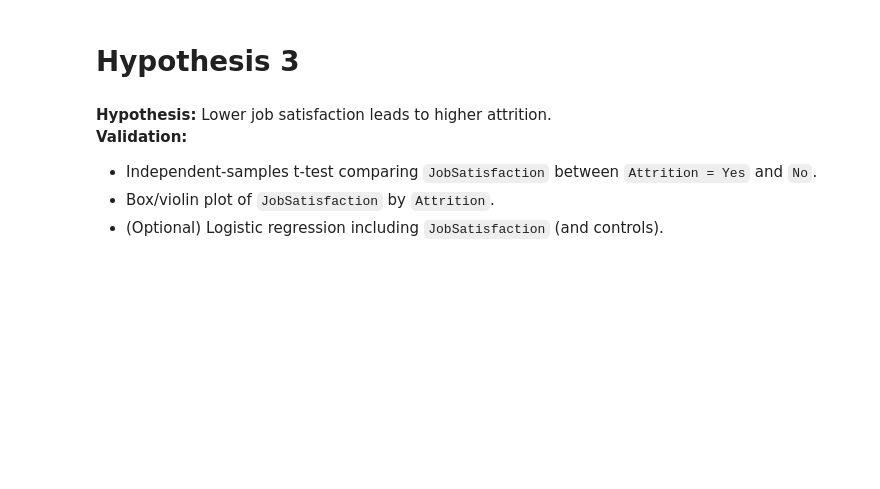
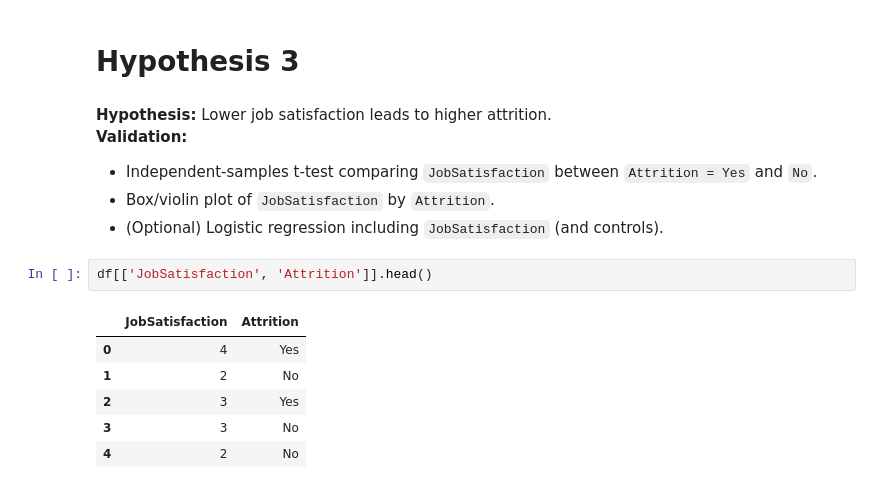
Before and after one commit to RanaAlaaTahon/employee-turnover-prediction, a Jupyter notebook: jupyter_notebooks/Data_Visualisation_Mike.ipynb, the cells around one changed output. Drawn from its saved outputs; the diff is of its cells as text; blank space fills up the shorter version.

```diff
--- a/jupyter_notebooks/Data_Visualisation_Mike.ipynb
+++ b/jupyter_notebooks/Data_Visualisation_Mike.ipynb
@@ -203,3 +205,12 @@ attrition_rates
 - Independent-samples t-test comparing `JobSatisfaction` between `Attrition = Yes` and `No`.
 - Box/violin plot of `JobSatisfaction` by `Attrition`.
 - (Optional) Logistic regression including `JobSatisfaction` (and controls).
+# %%
+df[['JobSatisfaction', 'Attrition']].head()
+# %% [output]
+|  | JobSatisfaction | Attrition |
+| 0 | 4 | Yes |
+| 1 | 2 | No |
+| 2 | 3 | Yes |
+| 3 | 3 | No |
+| 4 | 2 | No |
```
Also changed, not shown: parts of 14 cells of this notebook.
